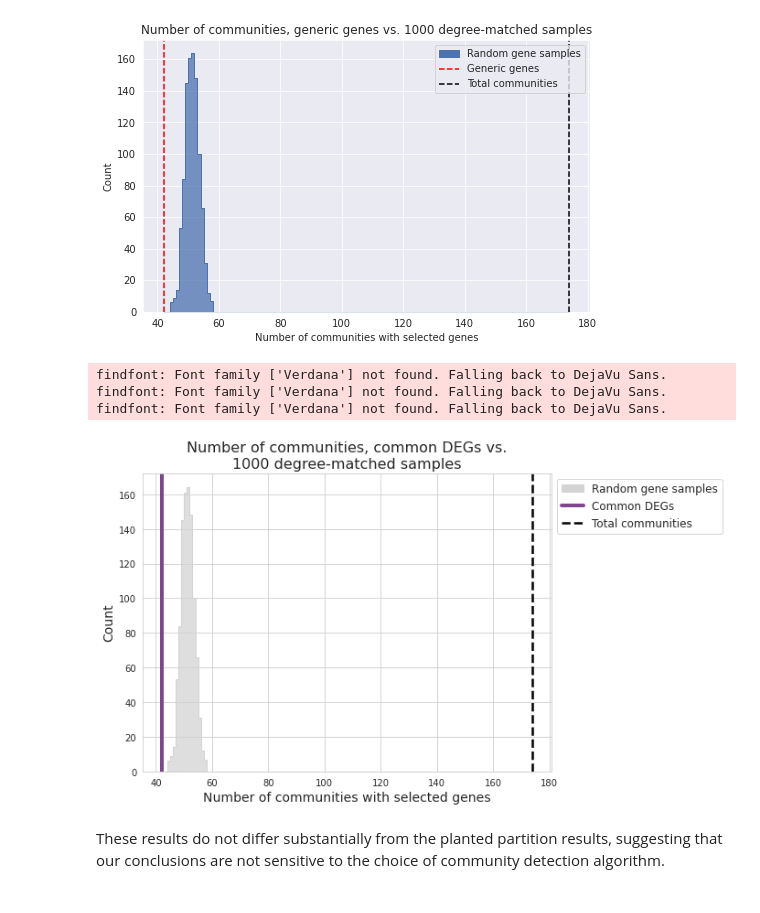
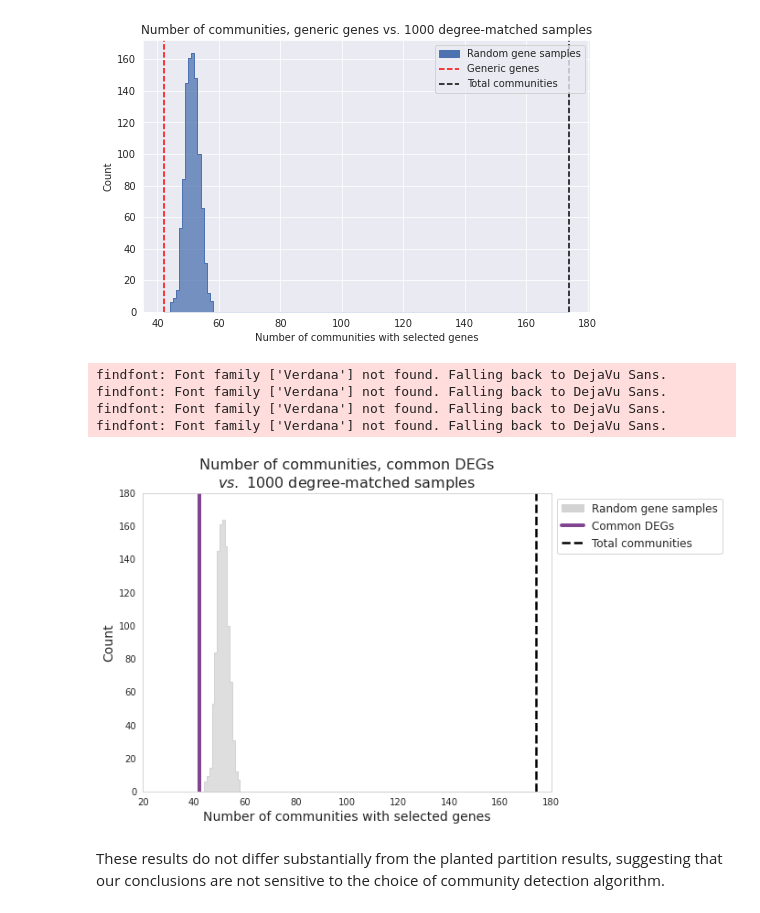
Before and after one commit to greenelab/generic-expression-patterns, a Jupyter notebook: network_analysis/3B_community_detection_louvain.ipynb, the cells around one changed output. Drawn from its saved outputs; the diff is of its cells as text; code cells hidden in the pictures.

```diff
--- a/network_analysis/3B_community_detection_louvain.ipynb
+++ b/network_analysis/3B_community_detection_louvain.ipynb
@@ -195,36 +195,40 @@ communities_fig.set_ylabel("Count", fontsize=14, fontname="Verdana")
 font = font_manager.FontProperties(family="Verdana", style="normal", size=12)
 
 communities_fig.legend(
     handles=[mpatches.Patch(color="lightgrey"), line1, line2],
     labels=["Random gene samples", "Common DEGs", "Total communities"],
     bbox_to_anchor=(1, 1),
     loc="upper left",
     prop=font,
 )
 communities_fig.set_title(
     textwrap.fill(
-        "Number of communities, common DEGs vs. {} degree-matched samples".format(
-            NUM_NODE_SAMPLES
-        ),
+        r"Number of communities, common DEGs $\it{vs.}$ 1000 degree-matched samples",
         width=40,
     ),
     fontsize=16,
     fontname="Verdana",
 )
+
+plt.xlim(20, 180)
+plt.ylim(0, 180)
+
+communities_fig.grid(False)
 
 # Save
 communities_fig.figure.savefig(
     "communities_fig.svg",
     format="svg",
     bbox_inches="tight",
     transparent=True,
     pad_inches=0,
     dpi=300,
 )
 # %% [output]
 findfont: Font family ['Verdana'] not found. Falling back to DejaVu Sans.
 findfont: Font family ['Verdana'] not found. Falling back to DejaVu Sans.
 findfont: Font family ['Verdana'] not found. Falling back to DejaVu Sans.
+findfont: Font family ['Verdana'] not found. Falling back to DejaVu Sans.
-[figure, old version]
+[figure, new version]
 # %% [markdown]
 These results do not differ substantially from the planted partition results, suggesting that our conclusions are not sensitive to the choice of community detection algorithm.
```
Also changed, not shown: 11 other files.
